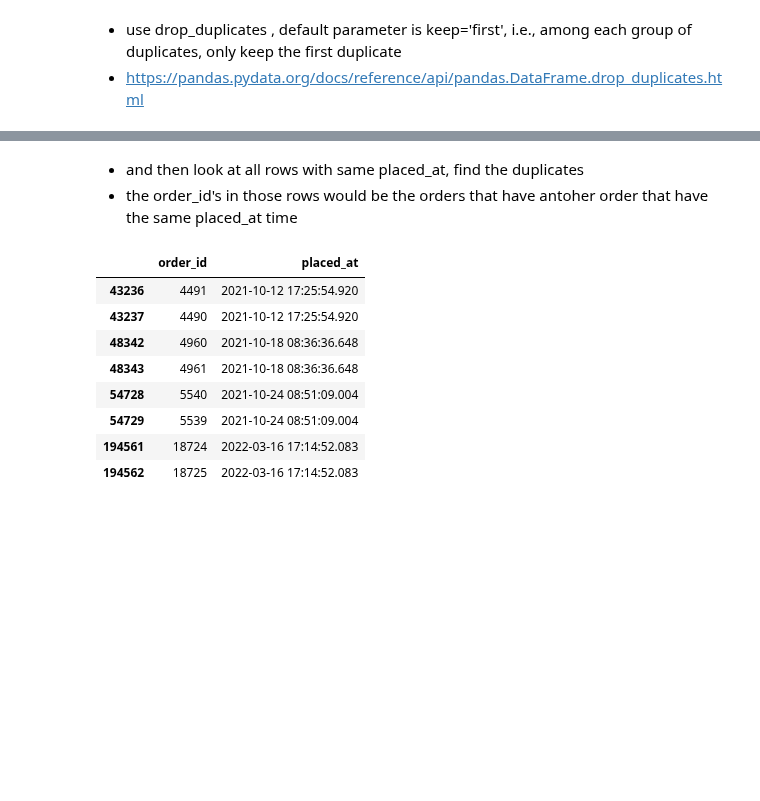
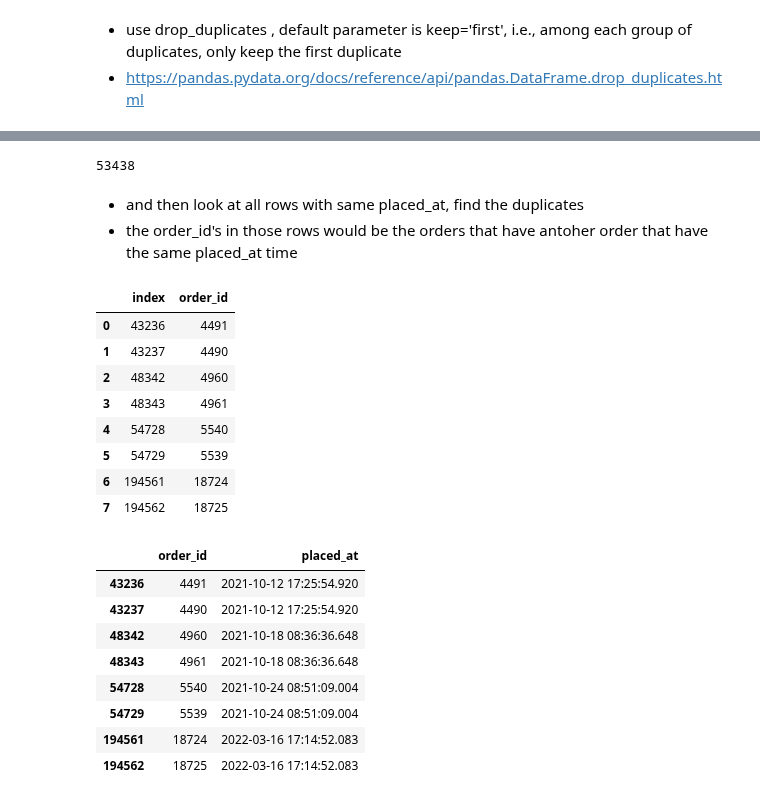
Before and after one commit to yingli/applieddatascience, a Jupyter notebook: sample_code/NB05_In_Class.ipynb, the cells around one changed output, grey strips where cells are left out. Cells and saved outputs as stored; diff of their text form; code cells hidden in the pictures; blank space fills up the shorter version.

```diff
--- a/sample_code/NB05_In_Class.ipynb
+++ b/sample_code/NB05_In_Class.ipynb
@@ -103,3 +86,7 @@ df
+# %%
+df.order_id.nunique()
+# %% [output]
+53438
 # %% [markdown]
  - and then look at all rows with same placed_at, find the duplicates
  - the order_id's in those rows would be the orders that have antoher order that have the same placed_at time
@@ -106 +96,13 @@ df
+# %%
+o_id
+# %% [output]
+|  | index | order_id |
+| 0 | 43236 | 4491 |
+| 1 | 43237 | 4490 |
+| 2 | 48342 | 4960 |
+| 3 | 48343 | 4961 |
+| 4 | 54728 | 5540 |
+| 5 | 54729 | 5539 |
+| 6 | 194561 | 18724 |
+| 7 | 194562 | 18725 |
 # %%
```
Also changed, not shown: parts of 3 cells of this notebook, 4 other files.
